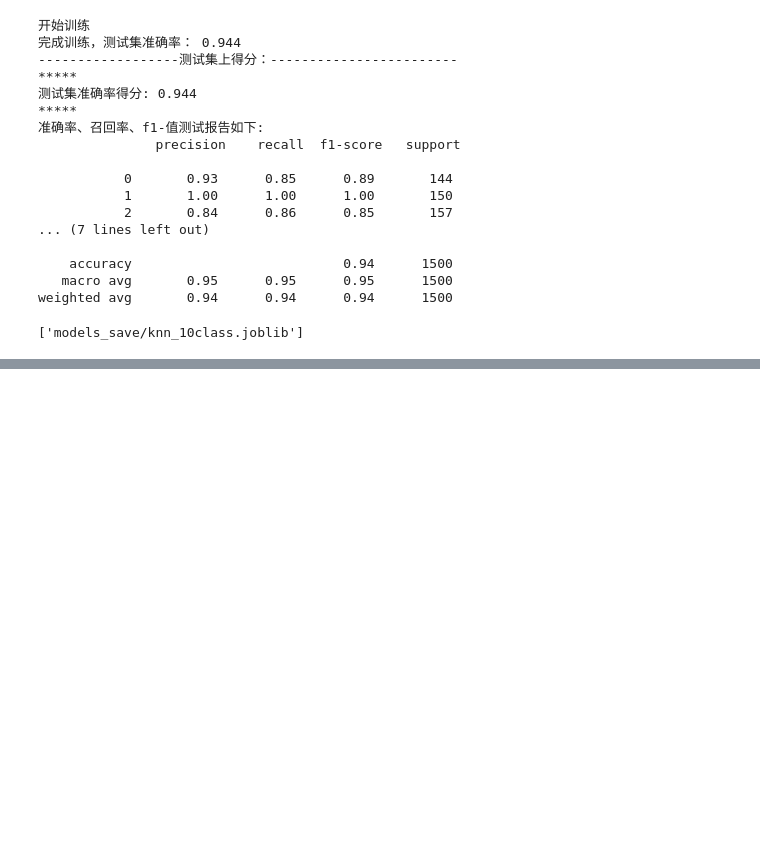
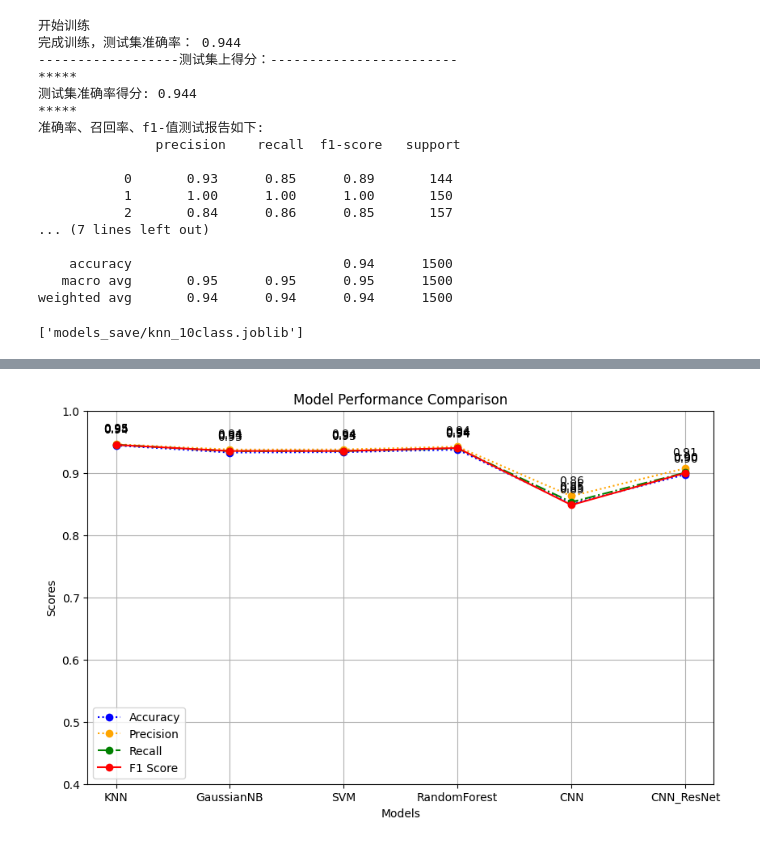
Before and after one commit to ianwu0907/mymachine-learning, a Jupyter notebook: Bearing_diagnostic/model_train_10classes.ipynb, the cells around one changed output, grey strips where cells are left out. Drawn from its saved outputs; the diff is of its cells as text; code cells hidden in the pictures; blank space fills up the shorter version.

```diff
--- a/Bearing_diagnostic/model_train_10classes.ipynb
+++ b/Bearing_diagnostic/model_train_10classes.ipynb
@@ -510,0 +656,8 @@ plt.show()
+# %%
+# Reading data (implementation needed)
+data, label, label_count = load_data()
+train_data, train_label, val_data, val_label = create_train_data(data, label, 0.7)
+
+print("*" * 10)
+print("训练集数量：", len(train_label))
+print("测试集数量：", len(val_label))
@@ -510,0 +896,57 @@ plt.show()
+# %%
+result=classification_report(val_labels, y_pred,output_dict=True)
+CNN_resnet_info={}
+CNN_resnet_info['accuracy']=result['accuracy']
+CNN_resnet_info['precision']=result['macro avg']['precision']
+CNN_resnet_info['recall']=result['macro avg']['recall']
+CNN_resnet_info['f1-score']=result['macro avg']['f1-score']
+CNN_resnet_info['train_time']=train_time
+# %%
+results = {'KNN':knn_info,'GaussianNB':gb_info,'SVM':svm_info,'RandomForest':rfc_info,'CNN':cnn_info,'CNN_ResNet':CNN_resnet_info}
+
+model_names = list(results.keys())
+accuracy = [results[model]['accuracy'] for model in model_names]
+precision = [results[model]['precision'] for model in model_names]
+recall = [results[model]['recall'] for model in model_names]
+f1_score = [results[model]['f1-score'] for model in model_names]
+# train_time=[results[model]['train_time'] for model in model_names]
+# 设置 X 轴位置
+x = np.arange(len(model_names))
+
+# 设置宽度
+width = 0.2
+
+# 创建图形和轴
+plt.figure(figsize=(10, 6))
+
+# 绘制折线图
+plt.plot(model_names, accuracy, marker='o', label='Accuracy', linestyle='dotted', color='blue')
+plt.plot(model_names, precision, marker='o', label='Precision', linestyle=':', color='orange')
+plt.plot(model_names, recall, marker='o', label='Recall', linestyle='-.', color='green')
+plt.plot(model_names, f1_score, marker='o', label='F1 Score', linestyle='-', color='red')
+# plt.plot(model_names, train_time, marker='o', label='Train Time', linestyle='--', color='purple')
+
+# 添加标题和标签
+plt.title('Model Performance Comparison')
+plt.xlabel('Models')
+plt.ylabel('Scores')
+plt.ylim(0.40, 1)
+
+# 图例
+plt.legend()
+
+# 显示数值标签
+for i, (acc, prec, rec, f1) in enumerate(zip(accuracy, precision, recall, f1_score)):
+    plt.text(i, acc + 0.02, f'{acc:.2f}', ha='center')
+    plt.text(i, prec + 0.02, f'{prec:.2f}', ha='center')
+    plt.text(i, rec + 0.02, f'{rec:.2f}', ha='center')
+    plt.text(i, f1 + 0.02, f'{f1:.2f}', ha='center')
+    # plt.text(i, train_time[i] + 0.02, f'{train_time[i]:.2f}', ha='center')
+
+
+# 显示图形
+
+plt.grid()
+plt.show()
+# %% [output]
+[figure, added]
```
Also changed, not shown: parts of 11 cells of this notebook, 8 other files.
